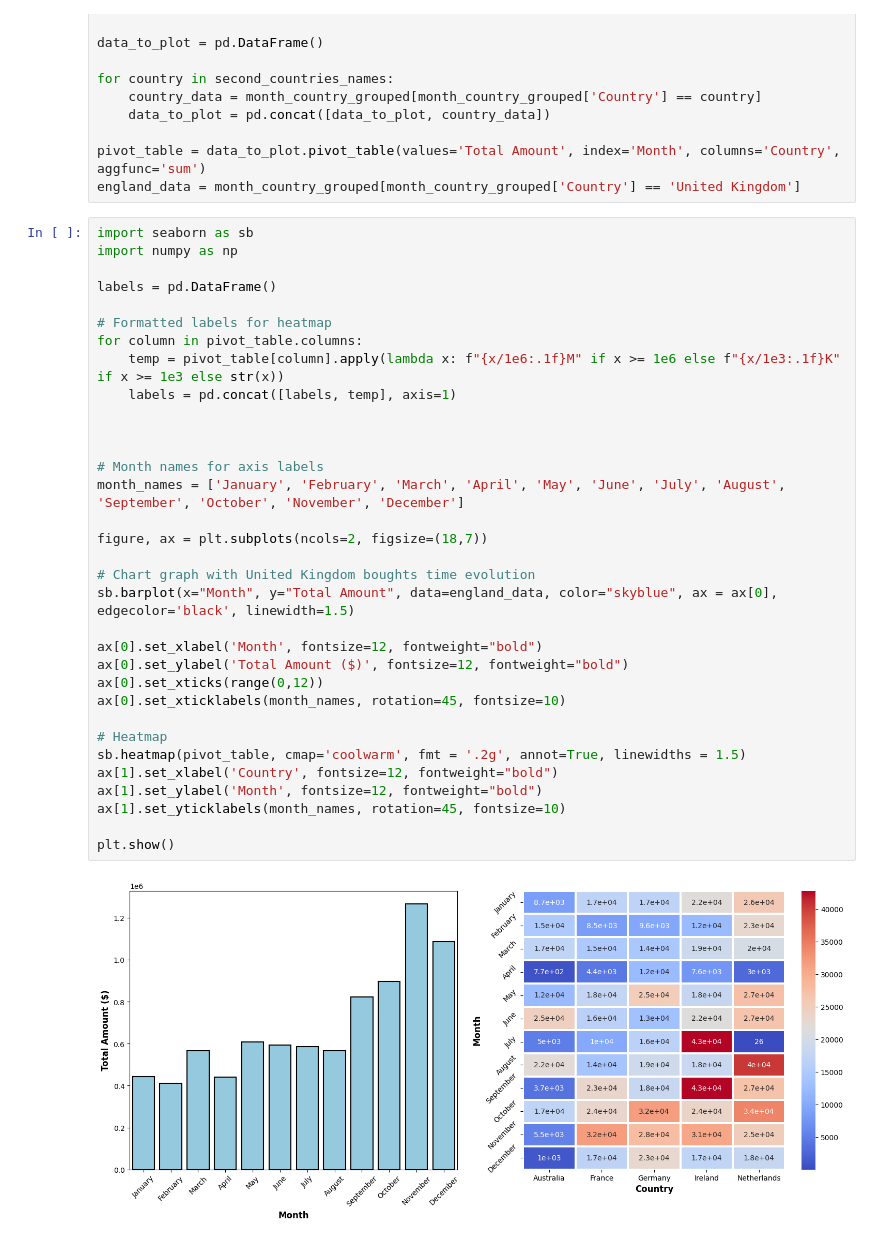
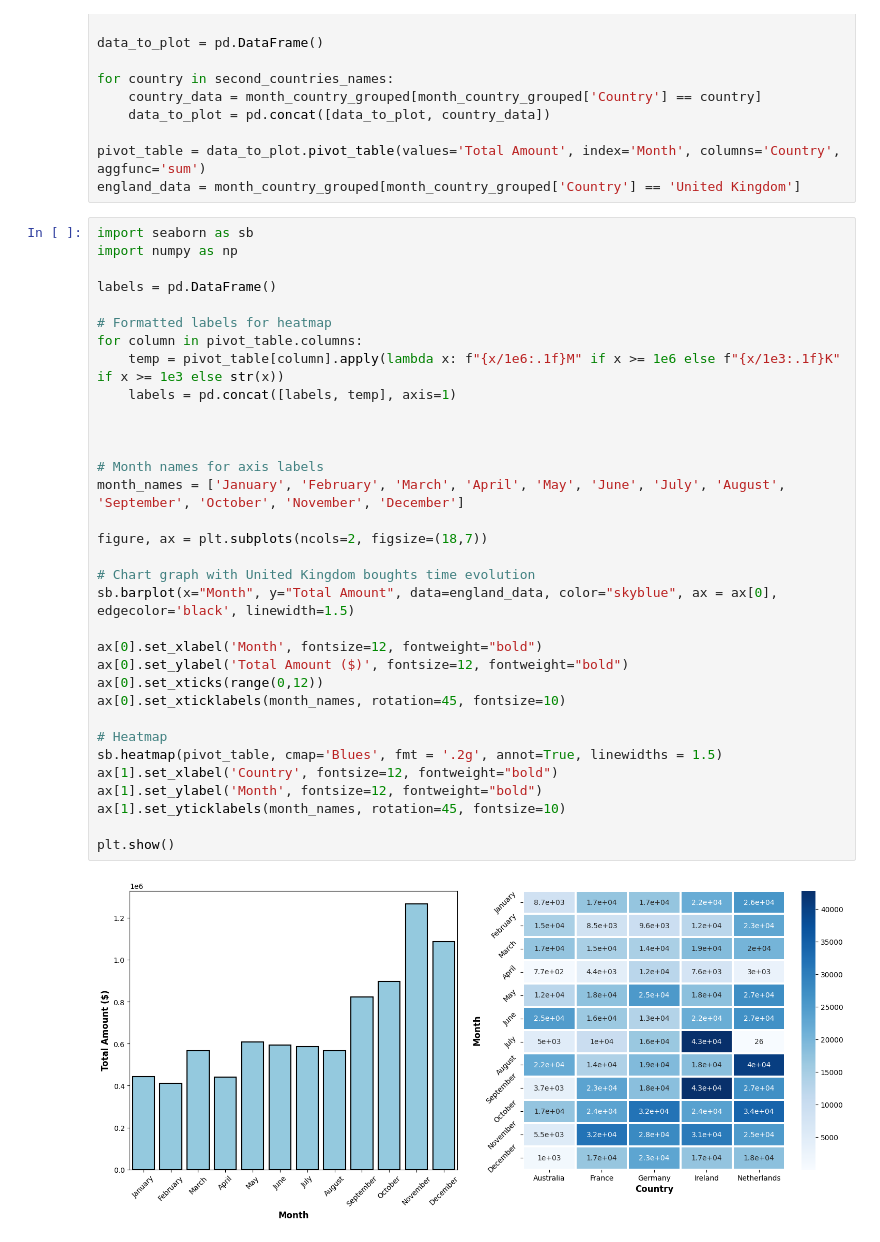
Before and after one commit to danielcamacho9712/E-commerce_Data_cleaning-exploration, a Jupyter notebook: project_data_cleaning.ipynb, the cells around one changed output. Drawn from its saved outputs; the diff is of its cells as text.

Commit message:
Finishing the graphs

```diff
--- a/project_data_cleaning.ipynb
+++ b/project_data_cleaning.ipynb
@@ -310,32 +310,32 @@ import numpy as np
 
 labels = pd.DataFrame()
 
 # Formatted labels for heatmap
 for column in pivot_table.columns:
     temp = pivot_table[column].apply(lambda x: f"{x/1e6:.1f}M" if x >= 1e6 else f"{x/1e3:.1f}K" if x >= 1e3 else str(x))
     labels = pd.concat([labels, temp], axis=1)
 
 
 
 # Month names for axis labels
 month_names = ['January', 'February', 'March', 'April', 'May', 'June', 'July', 'August', 'September', 'October', 'November', 'December']
 
 figure, ax = plt.subplots(ncols=2, figsize=(18,7))
 
 # Chart graph with United Kingdom boughts time evolution
 sb.barplot(x="Month", y="Total Amount", data=england_data, color="skyblue", ax = ax[0], edgecolor='black', linewidth=1.5)
 
 ax[0].set_xlabel('Month', fontsize=12, fontweight="bold")
 ax[0].set_ylabel('Total Amount ($)', fontsize=12, fontweight="bold")
 ax[0].set_xticks(range(0,12))
 ax[0].set_xticklabels(month_names, rotation=45, fontsize=10)
 
 # Heatmap
-sb.heatmap(pivot_table, cmap='coolwarm', fmt = '.2g', annot=True, linewidths = 1.5)
+sb.heatmap(pivot_table, cmap='Blues', fmt = '.2g', annot=True, linewidths = 1.5)
 ax[1].set_xlabel('Country', fontsize=12, fontweight="bold")
 ax[1].set_ylabel('Month', fontsize=12, fontweight="bold")
 ax[1].set_yticklabels(month_names, rotation=45, fontsize=10)
 
 plt.show()
 # %% [output]
-[figure, old version]
+[figure, new version]
```
